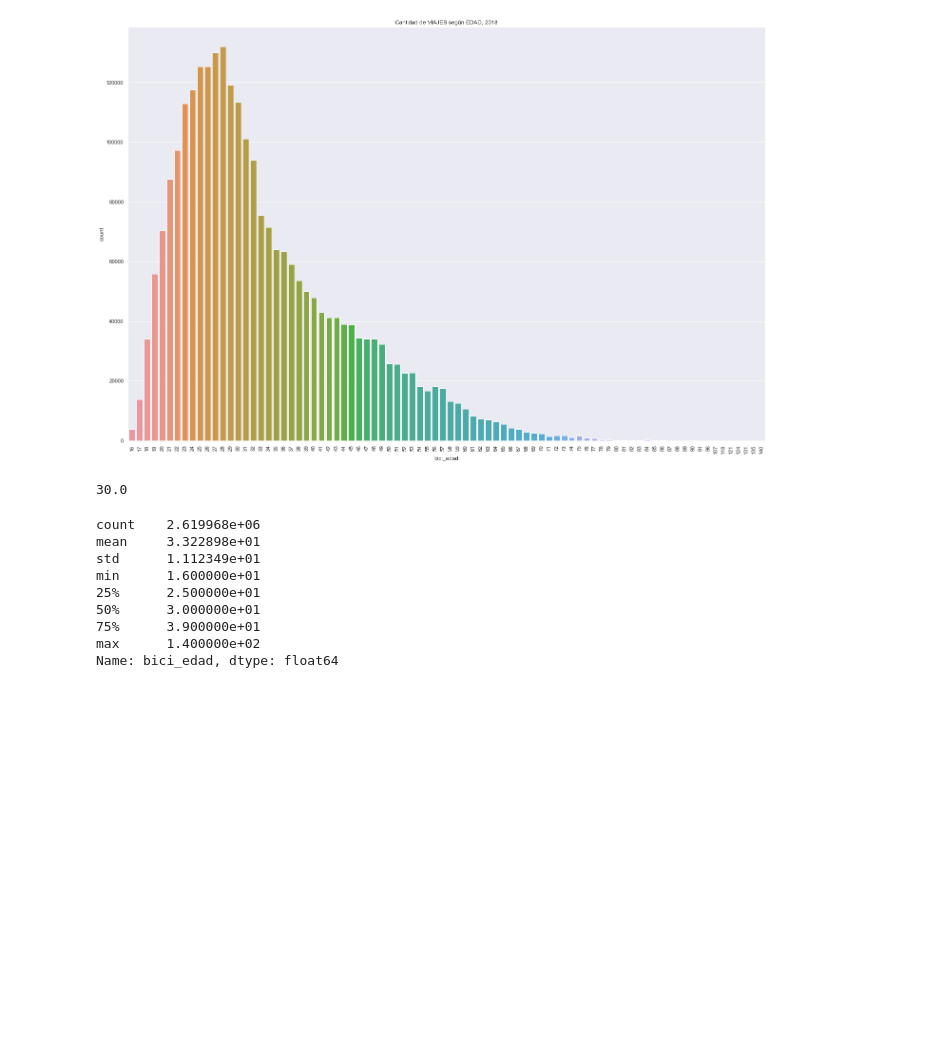
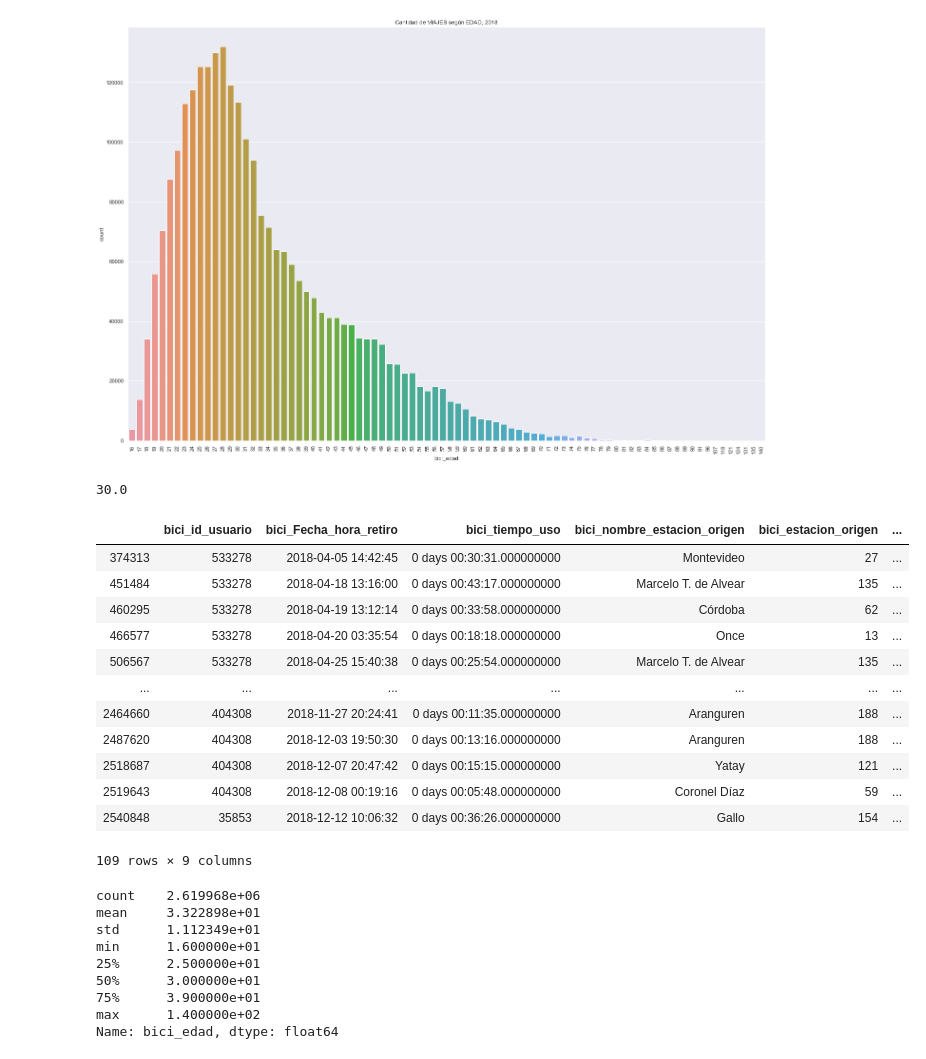
Before and after one commit to fpaterson/Acamica-Data-Science, a Jupyter notebook: Presentación personal/Presentación personal, dataset bicis.ipynb, the cells around one changed output. Cells and saved outputs as stored; diff of their text form; code cells hidden in the pictures; blank space fills up the shorter version.

```diff
--- a/Presentación personal/Presentación personal, dataset bicis.ipynb
+++ b/Presentación personal/Presentación personal, dataset bicis.ipynb
@@ -246,6 +309,23 @@ mediana = df["bici_edad"].median()
 print(mediana)
 # %% [output]
 30.0
+# %%
+#filtrado de acuerdo a un criterio (EDAD)
+df[df.bici_edad >= 90]
+# %% [output]
+|  | bici_id_usuario | bici_Fecha_hora_retiro | bici_tiempo_uso | bici_nombre_estacion_origen | bici_estacion_origen | ... |
+| 374313 | 533278 | 2018-04-05 14:42:45 | 0 days 00:30:31.000000000 | Montevideo | 27 | ... |
+| 451484 | 533278 | 2018-04-18 13:16:00 | 0 days 00:43:17.000000000 | Marcelo T. de Alvear | 135 | ... |
+| 460295 | 533278 | 2018-04-19 13:12:14 | 0 days 00:33:58.000000000 | Córdoba | 62 | ... |
+| 466577 | 533278 | 2018-04-20 03:35:54 | 0 days 00:18:18.000000000 | Once | 13 | ... |
+| 506567 | 533278 | 2018-04-25 15:40:38 | 0 days 00:25:54.000000000 | Marcelo T. de Alvear | 135 | ... |
+| ... | ... | ... | ... | ... | ... | ... |
+| 2464660 | 404308 | 2018-11-27 20:24:41 | 0 days 00:11:35.000000000 | Aranguren | 188 | ... |
+| 2487620 | 404308 | 2018-12-03 19:50:30 | 0 days 00:13:16.000000000 | Aranguren | 188 | ... |
+| 2518687 | 404308 | 2018-12-07 20:47:42 | 0 days 00:15:15.000000000 | Yatay | 121 | ... |
+| 2519643 | 404308 | 2018-12-08 00:19:16 | 0 days 00:05:48.000000000 | Coronel Díaz | 59 | ... |
+| 2540848 | 35853 | 2018-12-12 10:06:32 | 0 days 00:36:26.000000000 | Gallo | 154 | ... |
+109 rows × 9 columns
 # %%
 df.bici_edad.describe()
 # %% [output]
```
Also changed, not shown: parts of 11 cells of this notebook.
